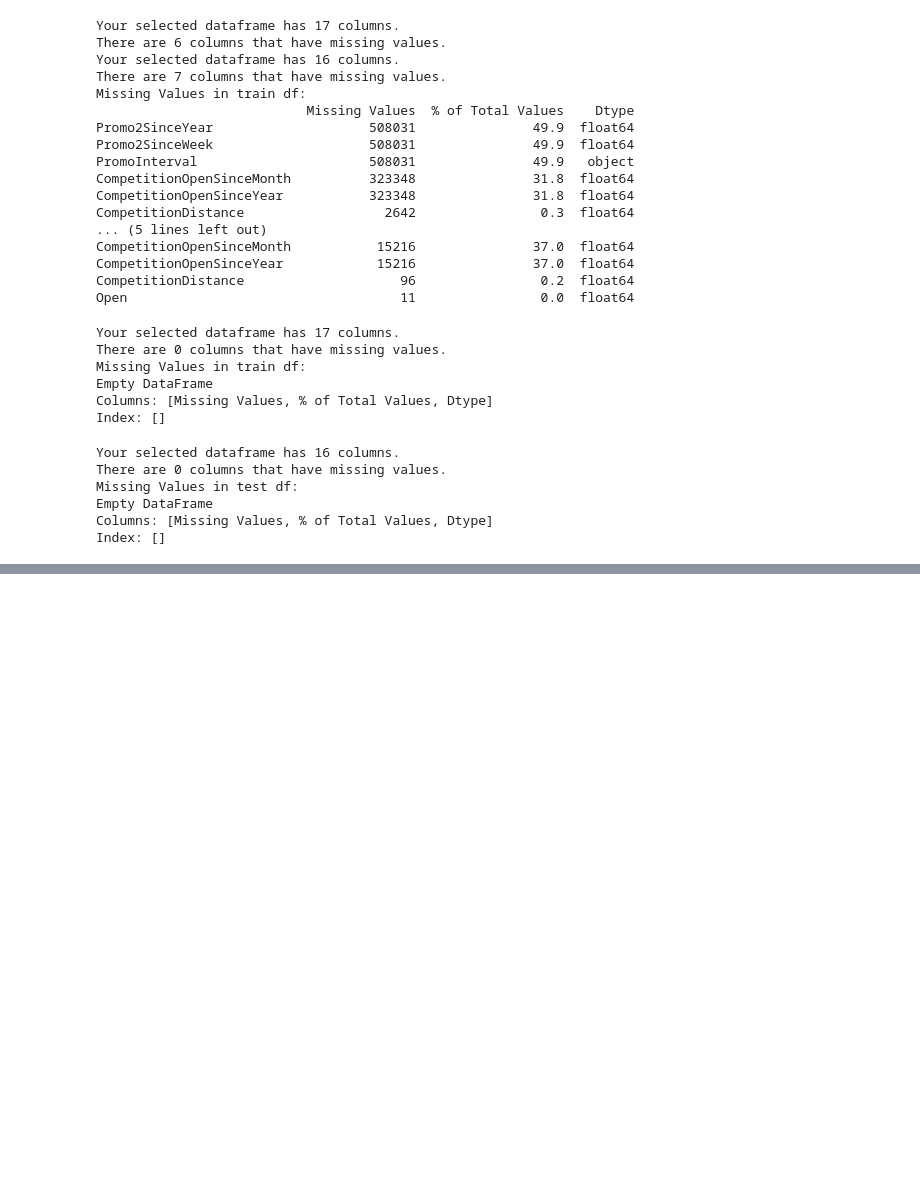
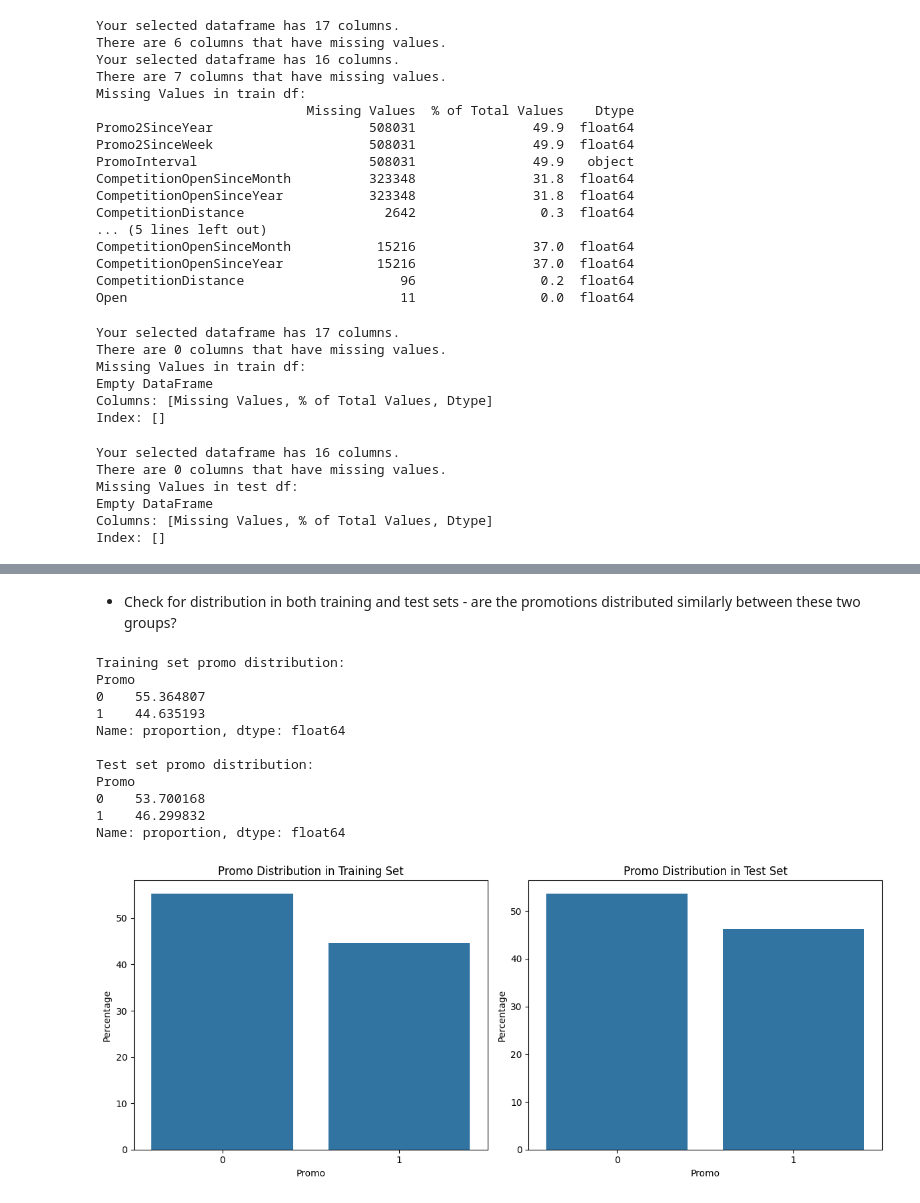
Before and after one commit to Bekyy/sales-forecasting, a Jupyter notebook: notebooks/EDA.ipynb, the cells around one changed output, grey strips where cells are left out. Saved outputs shown, nothing was run; the diff lists cells and outputs as text; code cells hidden in the pictures; blank space fills up the shorter version.

```diff
--- a/notebooks/EDA.ipynb
+++ b/notebooks/EDA.ipynb
@@ -139,0 +195,48 @@ Index: []
+# %%
+merged_train_data = merged_train_df[merged_train_df.Open==1].copy()
+merged_test_data = merged_test_df[merged_test_df.Open==1].copy()
+# %% [markdown]
+* Check for distribution in both training and test sets - are the promotions distributed similarly between these two groups?
+# %%
+import matplotlib.pyplot as plt
+import seaborn as sns
+
+# Calculate the percentage of promotion days in training and test sets
+train_promo_dist = merged_train_data['Promo'].value_counts(normalize=True) * 100
+test_promo_dist = merged_test_data['Promo'].value_counts(normalize=True) * 100
+
+print("Training set promo distribution:")
+print(train_promo_dist)
+print("\nTest set promo distribution:")
+print(test_promo_dist)
+
+# Plot Promo distribution
+plt.figure(figsize=(12, 5))
+
+plt.subplot(1, 2, 1)
+sns.barplot(x=train_promo_dist.index, y=train_promo_dist.values)
+plt.title('Promo Distribution in Training Set')
+plt.xlabel('Promo')
+plt.ylabel('Percentage')
+
+plt.subplot(1, 2, 2)
+sns.barplot(x=test_promo_dist.index, y=test_promo_dist.values)
+plt.title('Promo Distribution in Test Set')
+plt.xlabel('Promo')
+plt.ylabel('Percentage')
+
+plt.tight_layout()
+plt.show()
+# %% [output]
+Training set promo distribution:
+Promo
+0    55.364807
+1    44.635193
+Name: proportion, dtype: float64
+
+Test set promo distribution:
+Promo
+0    53.700168
+1    46.299832
+Name: proportion, dtype: float64
+[figure, added]
```
Also changed, not shown: parts of 50 cells of this notebook, 4 other files.
